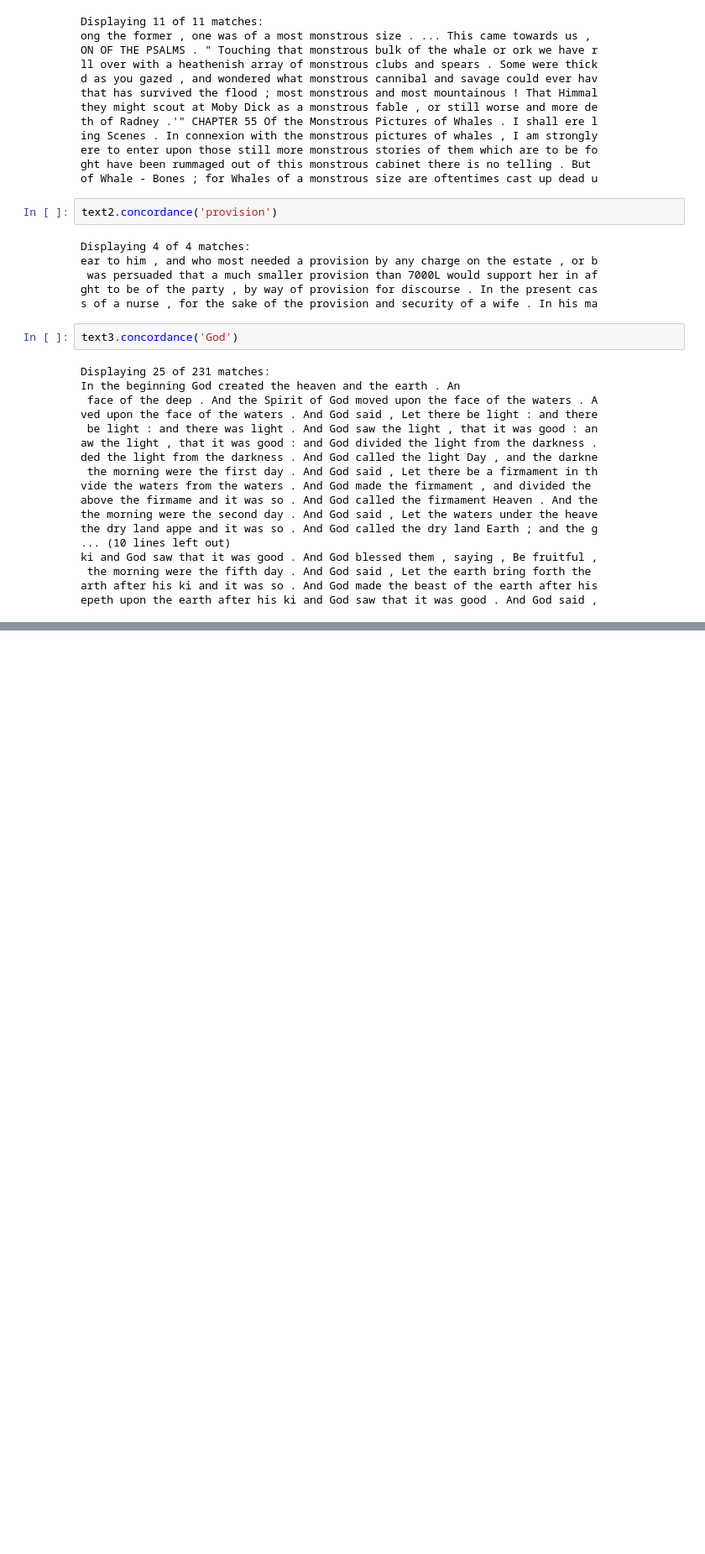
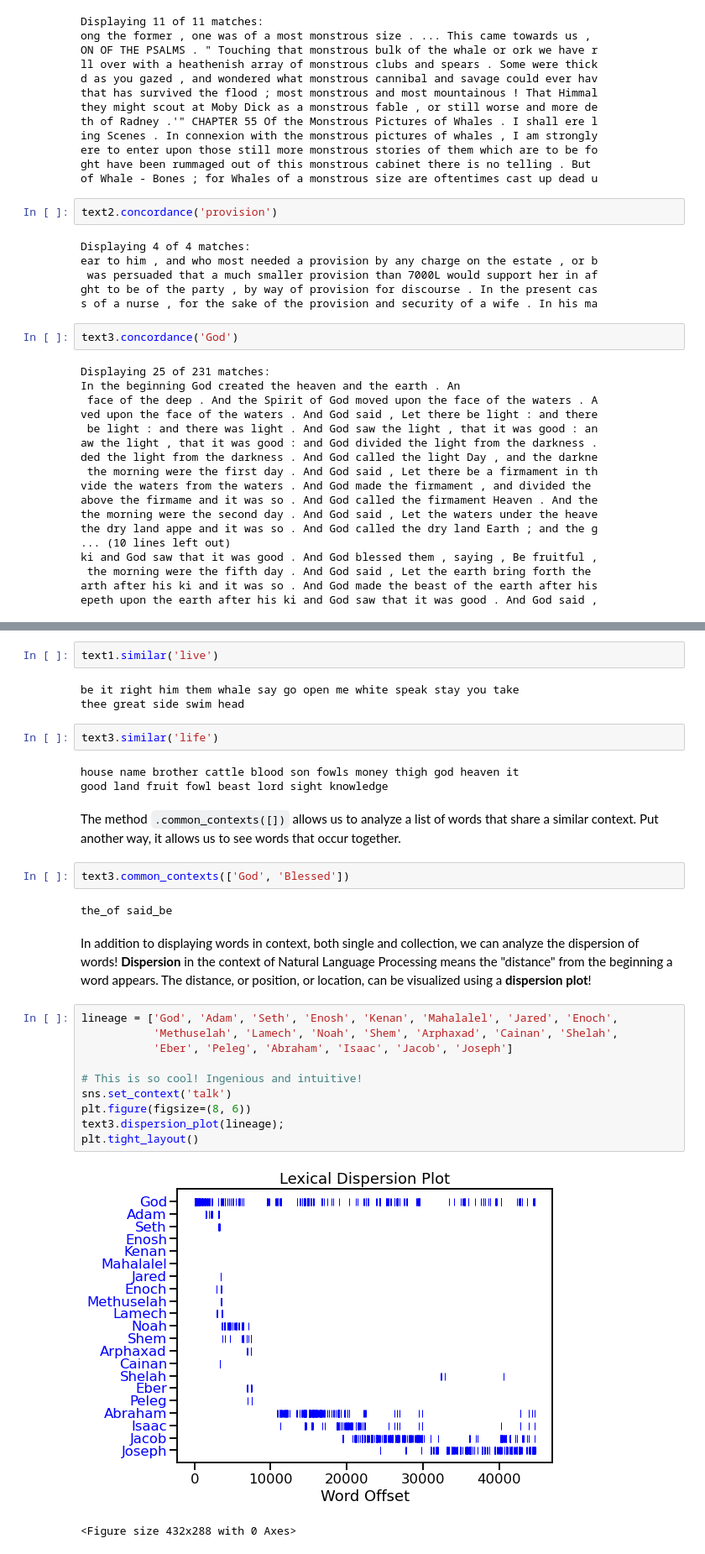
Before and after one commit to Promeos/natural-language-processing-exercises, a Jupyter notebook: nltk_textbook/intro_to_nltk.ipynb, the cells around one changed output, grey strips where cells are left out. Shown at 84% size. Saved outputs shown, nothing was run; the diff lists cells and outputs as text; blank space fills up the shorter version.

Commit message:
Learned how to analyze the similarity, common context, and dispersion of words in a text using a dispersion plot.

```diff
--- a/nltk_textbook/intro_to_nltk.ipynb
+++ b/nltk_textbook/intro_to_nltk.ipynb
@@ -71,0 +112,31 @@ epeth upon the earth after his ki and God saw that it was good . And God said ,
+# %%
+text1.similar('live')
+# %% [output]
+be it right him them whale say go open me white speak stay you take
+thee great side swim head
+# %%
+text3.similar('life')
+# %% [output]
+house name brother cattle blood son fowls money thigh god heaven it
+good land fruit fowl beast lord sight knowledge
+# %% [markdown]
+The method `.common_contexts([])` allows us to analyze a list of words that share a similar context. Put another way, it allows us to see words that occur together.
+# %%
+text3.common_contexts(['God', 'Blessed'])
+# %% [output]
+the_of said_be
+# %% [markdown]
+In addition to displaying words in context, both single and collection, we can analyze the dispersion of words! __Dispersion__ in the context of Natural Language Processing means the "distance" from the beginning a word appears. The distance, or position, or location, can be visualized using a __dispersion plot__!
+# %%
+lineage = ['God', 'Adam', 'Seth', 'Enosh', 'Kenan', 'Mahalalel', 'Jared', 'Enoch',
+           'Methuselah', 'Lamech', 'Noah', 'Shem', 'Arphaxad', 'Cainan', 'Shelah',
+           'Eber', 'Peleg', 'Abraham', 'Isaac', 'Jacob', 'Joseph']
+
+# This is so cool! Ingenious and intuitive!
+sns.set_context('talk')
+plt.figure(figsize=(8, 6))
+text3.dispersion_plot(lineage);
+plt.tight_layout()
+# %% [output]
+[figure, added]
+<Figure size 432x288 with 0 Axes>
```
Also changed, not shown: parts of 12 cells of this notebook.
